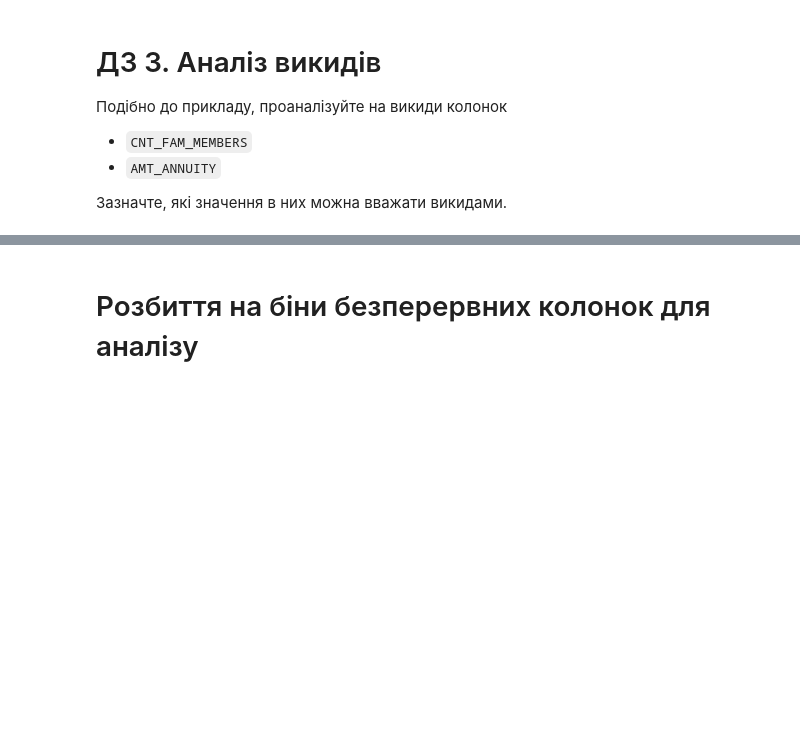
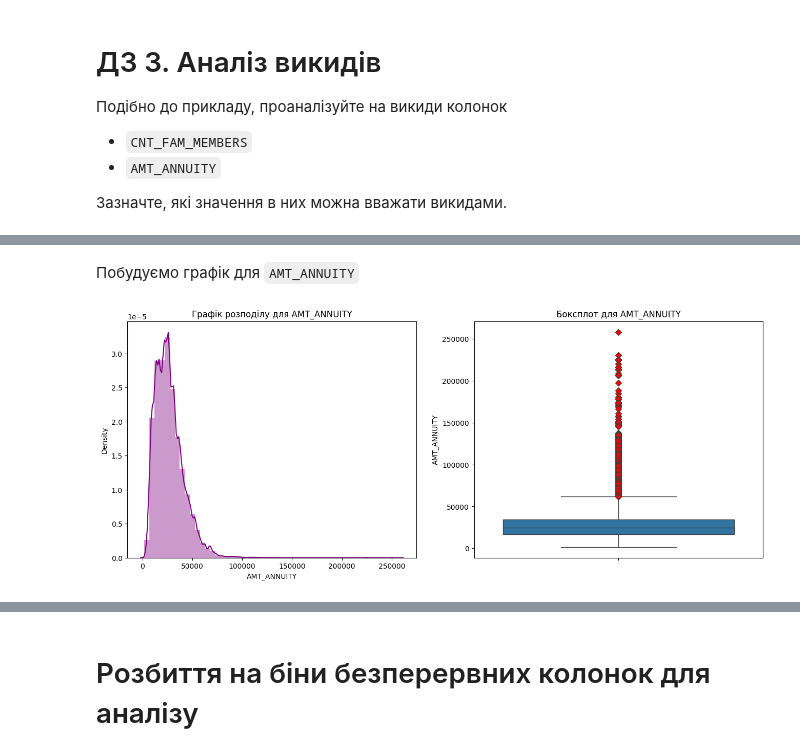
Before and after one commit to verabalashova/python-for-ml-tasks, a Jupyter notebook: module-1/topic-1/HW_1_2.ipynb, the cells around one changed output, grey strips where cells are left out. Drawn from its saved outputs; the diff is of its cells as text; code cells hidden in the pictures; blank space fills up the shorter version.

```diff
--- a/module-1/topic-1/HW_1_2.ipynb
+++ b/module-1/topic-1/HW_1_2.ipynb
@@ -1518,0 +1812,6 @@ df[df['AMT_INCOME_TOTAL'] > 900000].head()
+# %% [markdown]
+Побудуємо графік для `AMT_ANNUITY`
+# %%
+dist_box(df,'AMT_ANNUITY')
+# %% [output]
+[figure, added]
```
Also changed, not shown: parts of 69 cells of this notebook.
